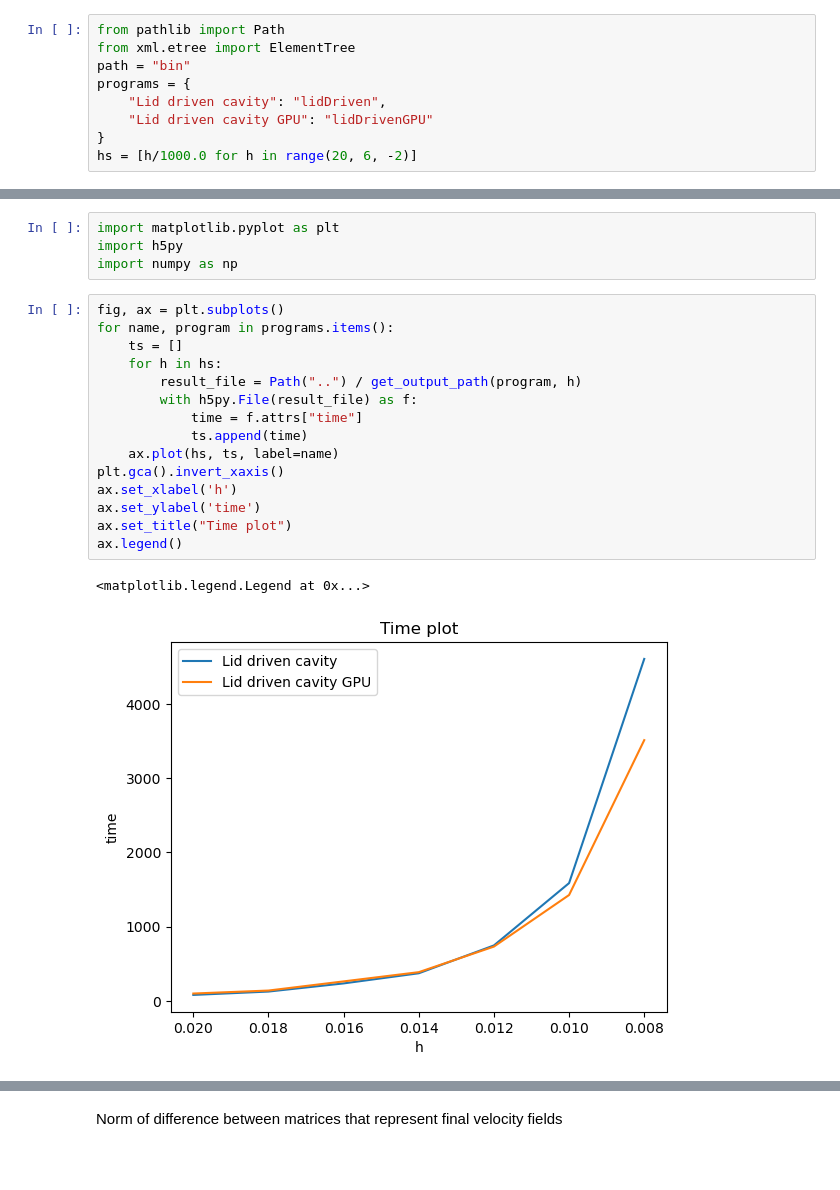
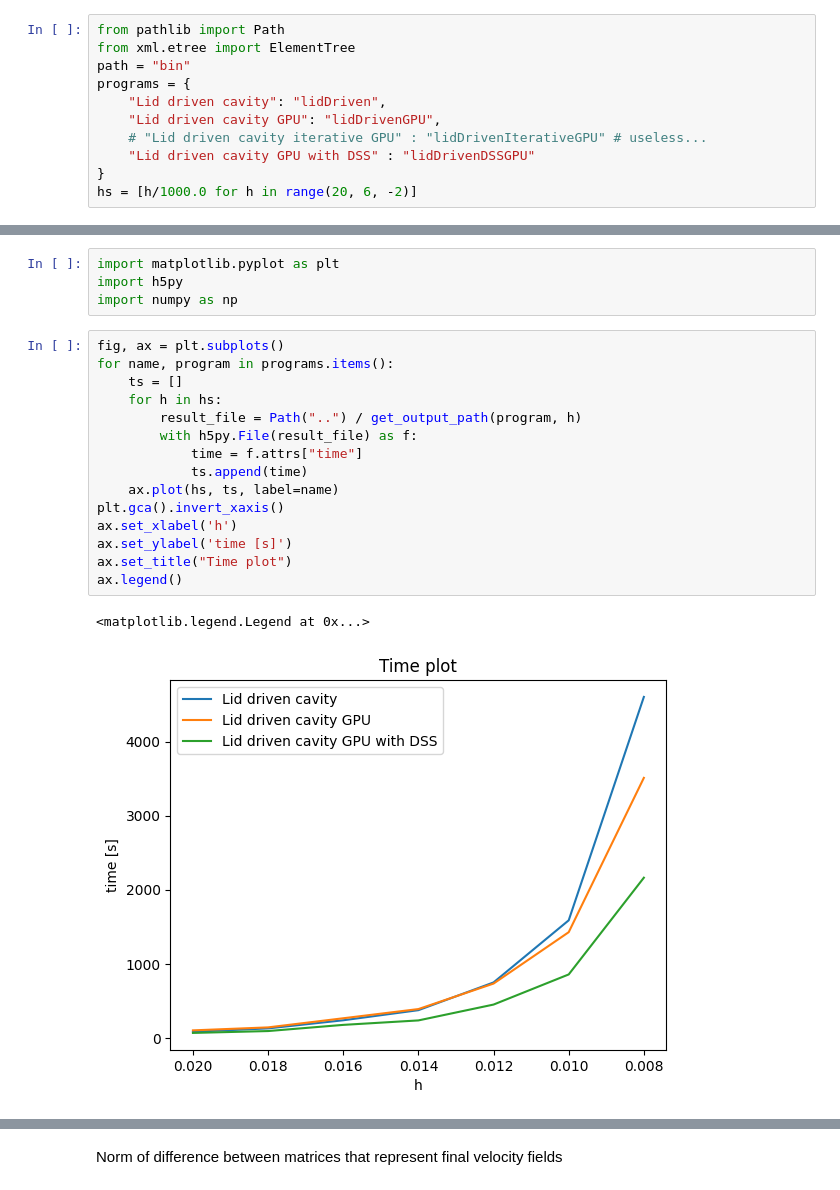
Before and after one commit to ggasper/lid-driven-cavity-gpu, a Jupyter notebook: benchmark/benchmark.ipynb, the cells around one changed output, grey strips where cells are left out. Cells and saved outputs as stored; diff of their text form; blank space fills up the shorter version.

```diff
--- a/benchmark/benchmark.ipynb
+++ b/benchmark/benchmark.ipynb
@@ -6,7 +6,9 @@ from xml.etree import ElementTree
 path = "bin"
 programs = {
     "Lid driven cavity": "lidDriven",
-    "Lid driven cavity GPU": "lidDrivenGPU"
+    "Lid driven cavity GPU": "lidDrivenGPU",
+    # "Lid driven cavity iterative GPU" : "lidDrivenIterativeGPU" # useless...
+    "Lid driven cavity GPU with DSS" : "lidDrivenDSSGPU"
 }
 hs = [h/1000.0 for h in range(20, 6, -2)]
 # %% [markdown]
@@ -68,21 +70,21 @@ import numpy as np
 # %%
 fig, ax = plt.subplots()
 for name, program in programs.items():
     ts = []
     for h in hs:
         result_file = Path("..") / get_output_path(program, h)
         with h5py.File(result_file) as f:
             time = f.attrs["time"]
             ts.append(time)
     ax.plot(hs, ts, label=name)
 plt.gca().invert_xaxis()
 ax.set_xlabel('h')
-ax.set_ylabel('time')
+ax.set_ylabel('time [s]')
 ax.set_title("Time plot")
 ax.legend()
 # %% [output]
 <matplotlib.legend.Legend at 0x...>
-[figure, old version]
+[figure, new version]
 # %%
 fig, axs = plt.subplots(len(hs), figsize=(8,32))
 for i, h in enumerate(hs):
```
Also changed, not shown: parts of 3 cells of this notebook, 3 other files.
